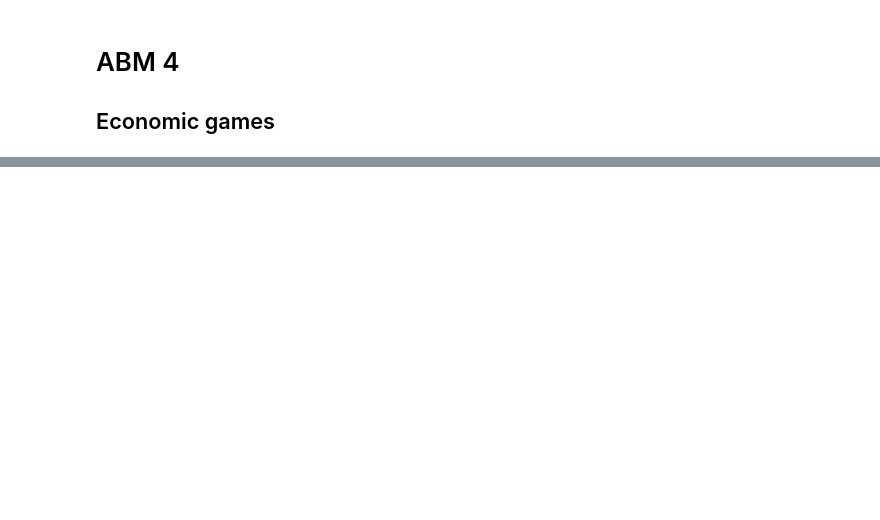
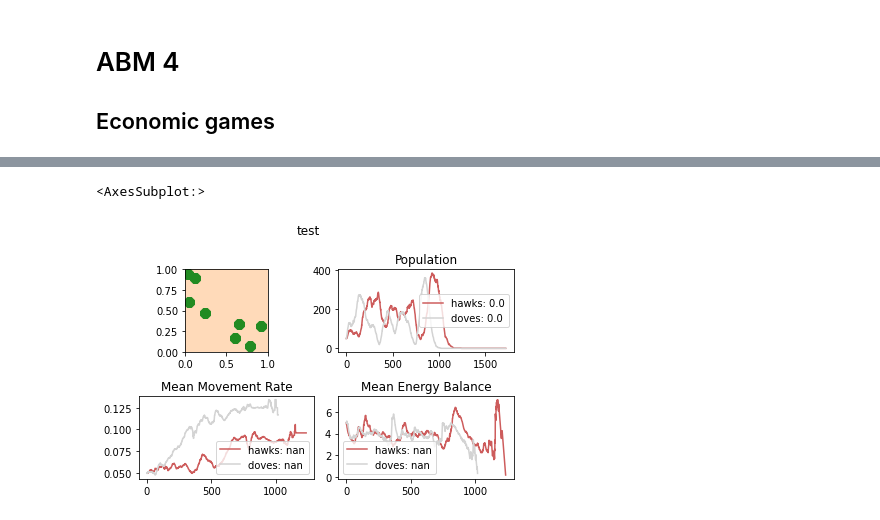
Before and after one commit to kingquote/kingquote, a Jupyter notebook: UZH-files/Bio206/L15_Economic_Games.ipynb, the cells around one changed output, grey strips where cells are left out. Drawn from its saved outputs; the diff is of its cells as text; code cells hidden in the pictures; blank space fills up the shorter version.

```diff
--- a/UZH-files/Bio206/L15_Economic_Games.ipynb
+++ b/UZH-files/Bio206/L15_Economic_Games.ipynb
@@ -226,0 +523,5 @@ pycxsimulator.GUI().start(func=[initialise, observe, update])
+# %%
+showplots(mytitle = "test")
+# %% [output]
+<AxesSubplot:>
+[figure, added]
```
Also changed, not shown: parts of 3 cells of this notebook, 4 other files.
